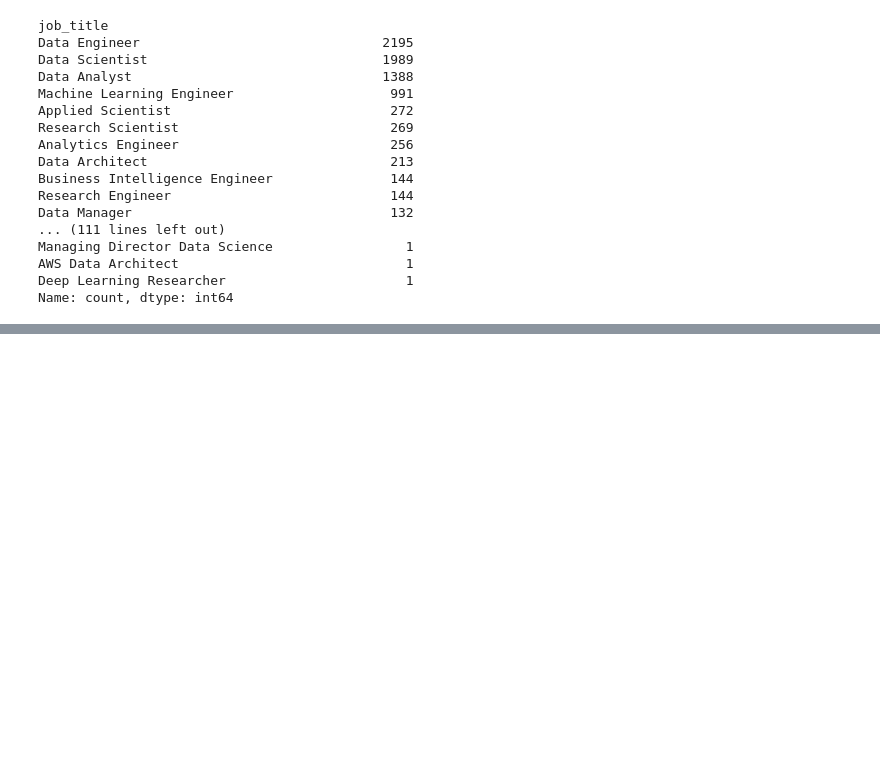
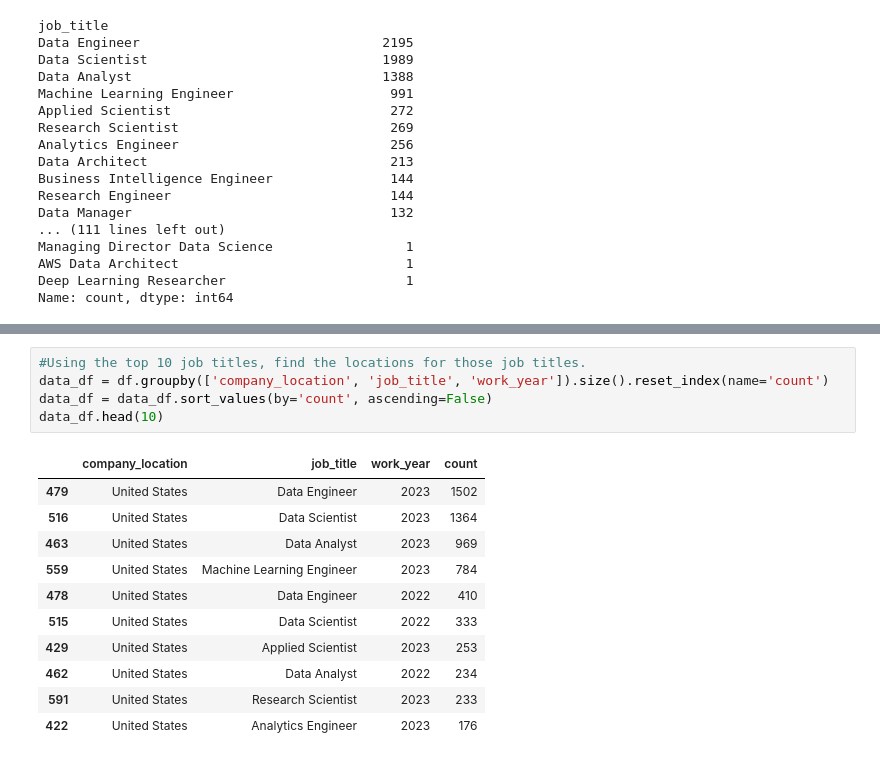
Before and after one commit to chonyeagoro/Project_-1, a Jupyter notebook: Jobs_salaries.ipynb, the cells around one changed output, grey strips where cells are left out. Drawn from its saved outputs; the diff is of its cells as text; blank space fills up the shorter version.

```diff
--- a/Jobs_salaries.ipynb
+++ b/Jobs_salaries.ipynb
@@ -105,0 +128,17 @@ KeyError: 'count'
+# %%
+#Using the top 10 job titles, find the locations for those job titles.
+data_df = df.groupby(['company_location', 'job_title', 'work_year']).size().reset_index(name='count')
+data_df = data_df.sort_values(by='count', ascending=False)
+data_df.head(10)
+# %% [output]
+|  | company_location | job_title | work_year | count |
+| 479 | United States | Data Engineer | 2023 | 1502 |
+| 516 | United States | Data Scientist | 2023 | 1364 |
+| 463 | United States | Data Analyst | 2023 | 969 |
+| 559 | United States | Machine Learning Engineer | 2023 | 784 |
+| 478 | United States | Data Engineer | 2022 | 410 |
+| 515 | United States | Data Scientist | 2022 | 333 |
+| 429 | United States | Applied Scientist | 2023 | 253 |
+| 462 | United States | Data Analyst | 2022 | 234 |
+| 591 | United States | Research Scientist | 2023 | 233 |
+| 422 | United States | Analytics Engineer | 2023 | 176 |
```
Also changed, not shown: parts of 6 cells of this notebook.
